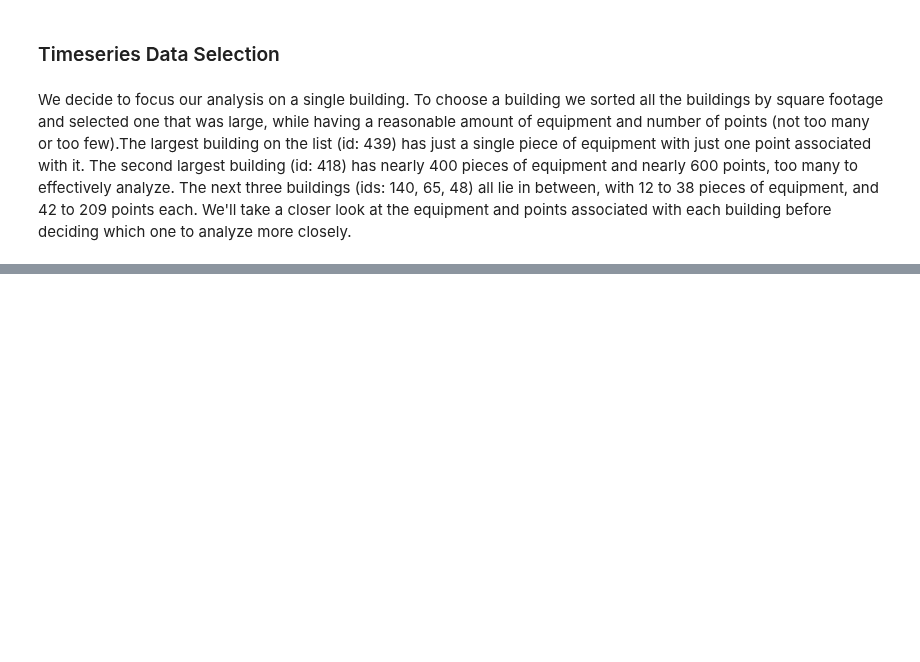
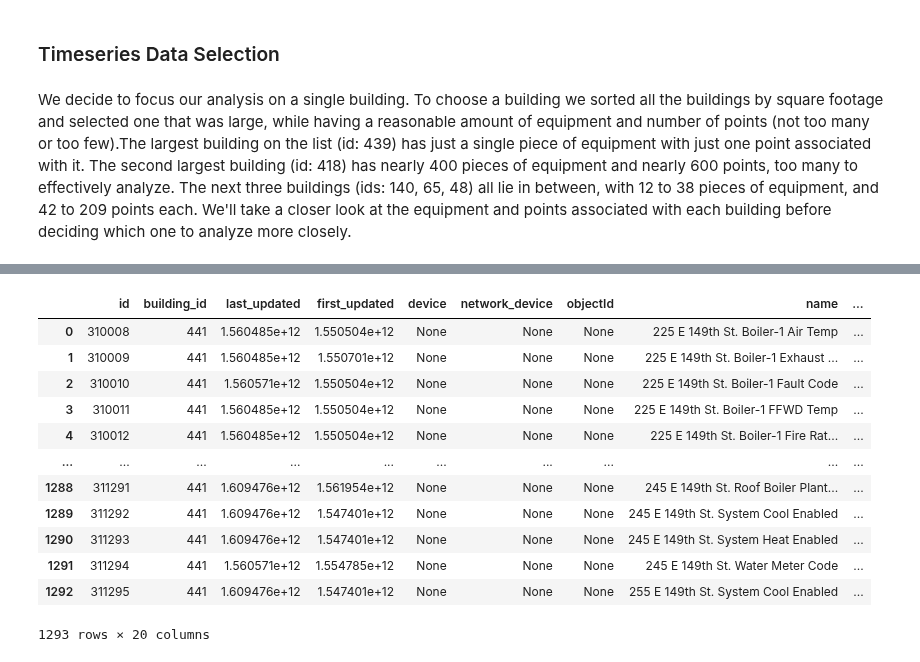
Before and after one commit to yairg98/Data-Driven-Problem-Solving, a Jupyter notebook: Assignments/FinalProjectNotebook.ipynb, the cells around one changed output, grey strips where cells are left out. Cells and saved outputs as stored; diff of their text form; code cells hidden in the pictures; blank space fills up the shorter version.

```diff
--- a/Assignments/FinalProjectNotebook.ipynb
+++ b/Assignments/FinalProjectNotebook.ipynb
@@ -261,0 +275,22 @@ equip_groups
+# %%
+query = PointSelector()
+query.buildings = building_ids[0:1]
+
+result = client.select_points(query)
+
+result_points = pd.DataFrame(client.get_points_by_ids(result['points']))
+result_points
+# %% [output]
+|  | id | building_id | last_updated | first_updated | device | network_device | objectId | name | ... |
+| 0 | 310008 | 441 | 1.560485e+12 | 1.550504e+12 | None | None | None | 225 E 149th St. Boiler-1 Air Temp | ... |
+| 1 | 310009 | 441 | 1.560485e+12 | 1.550701e+12 | None | None | None | 225 E 149th St. Boiler-1 Exhaust ... | ... |
+| 2 | 310010 | 441 | 1.560571e+12 | 1.550504e+12 | None | None | None | 225 E 149th St. Boiler-1 Fault Code | ... |
+| 3 | 310011 | 441 | 1.560485e+12 | 1.550504e+12 | None | None | None | 225 E 149th St. Boiler-1 FFWD Temp | ... |
+| 4 | 310012 | 441 | 1.560485e+12 | 1.550504e+12 | None | None | None | 225 E 149th St. Boiler-1 Fire Rat... | ... |
+| ... | ... | ... | ... | ... | ... | ... | ... | ... | ... |
+| 1288 | 311291 | 441 | 1.609476e+12 | 1.561954e+12 | None | None | None | 245 E 149th St. Roof Boiler Plant... | ... |
+| 1289 | 311292 | 441 | 1.609476e+12 | 1.547401e+12 | None | None | None | 245 E 149th St. System Cool Enabled | ... |
+| 1290 | 311293 | 441 | 1.609476e+12 | 1.547401e+12 | None | None | None | 245 E 149th St. System Heat Enabled | ... |
+| 1291 | 311294 | 441 | 1.560571e+12 | 1.554785e+12 | None | None | None | 245 E 149th St. Water Meter Code | ... |
+| 1292 | 311295 | 441 | 1.609476e+12 | 1.547401e+12 | None | None | None | 255 E 149th St. System Cool Enabled | ... |
+1293 rows × 20 columns
```
Also changed, not shown: parts of 7 cells of this notebook.
